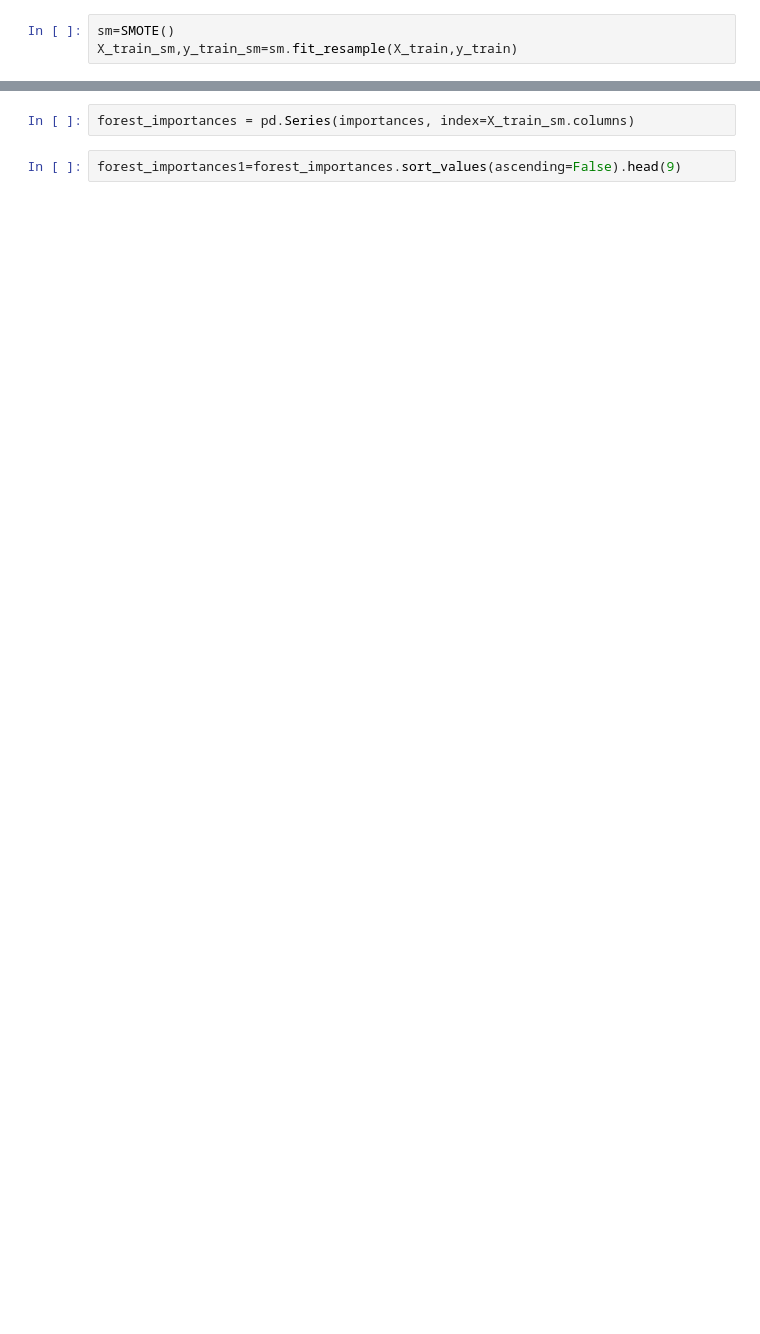
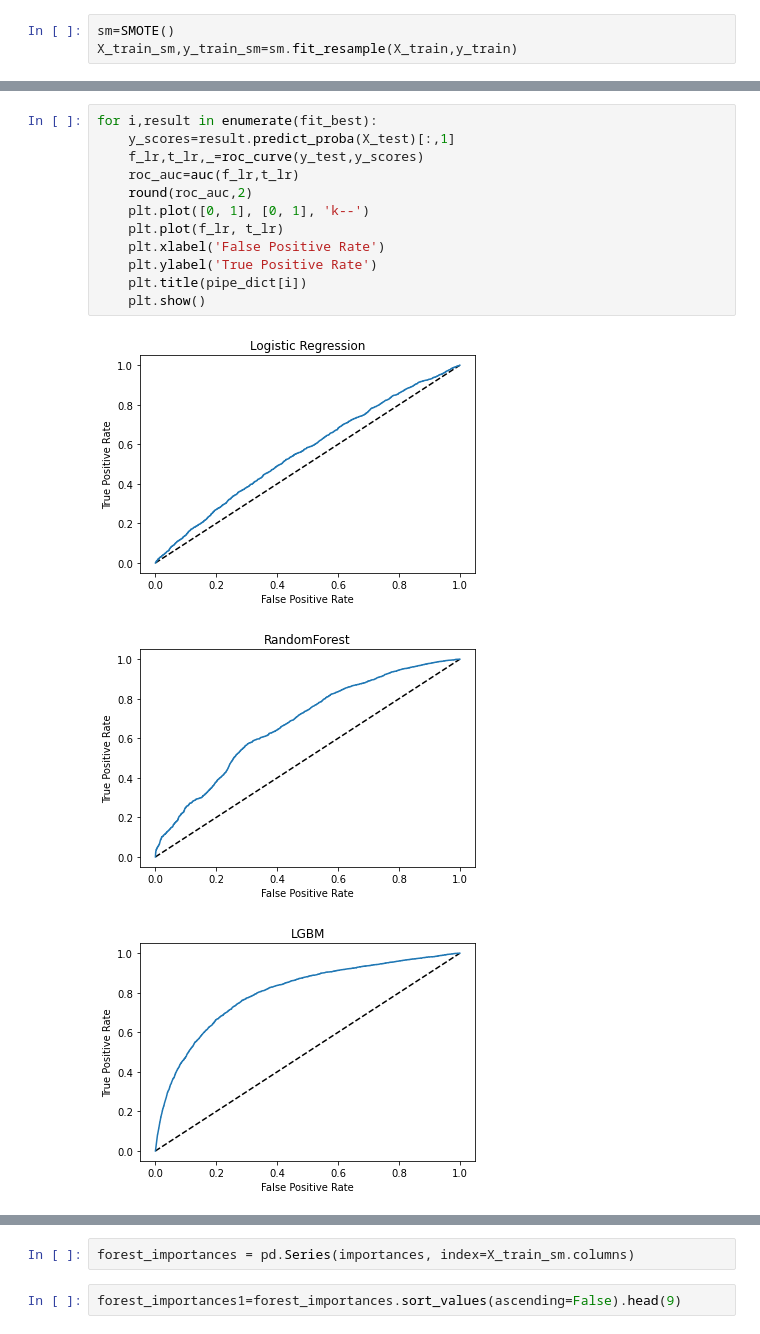
Before and after one commit to paulkimDSN/Capstone-3-, a Jupyter notebook: Modelling.ipynb, the cells around one changed output, grey strips where cells are left out. Drawn from its saved outputs; the diff is of its cells as text; blank space fills up the shorter version.

```diff
--- a/Modelling.ipynb
+++ b/Modelling.ipynb
@@ -357,0 +307,16 @@ print(np.std(X_train_sm, 0)*m.coef_)
+# %%
+for i,result in enumerate(fit_best):
+    y_scores=result.predict_proba(X_test)[:,1]
+    f_lr,t_lr,_=roc_curve(y_test,y_scores)
+    roc_auc=auc(f_lr,t_lr)
+    round(roc_auc,2)
+    plt.plot([0, 1], [0, 1], 'k--')
+    plt.plot(f_lr, t_lr)
+    plt.xlabel('False Positive Rate')
+    plt.ylabel('True Positive Rate')
+    plt.title(pipe_dict[i])
+    plt.show()
+# %% [output]
+[figure, added]
+[figure, added]
+[figure, added]
```
Also changed, not shown: parts of 99 cells of this notebook, 1 other file.
